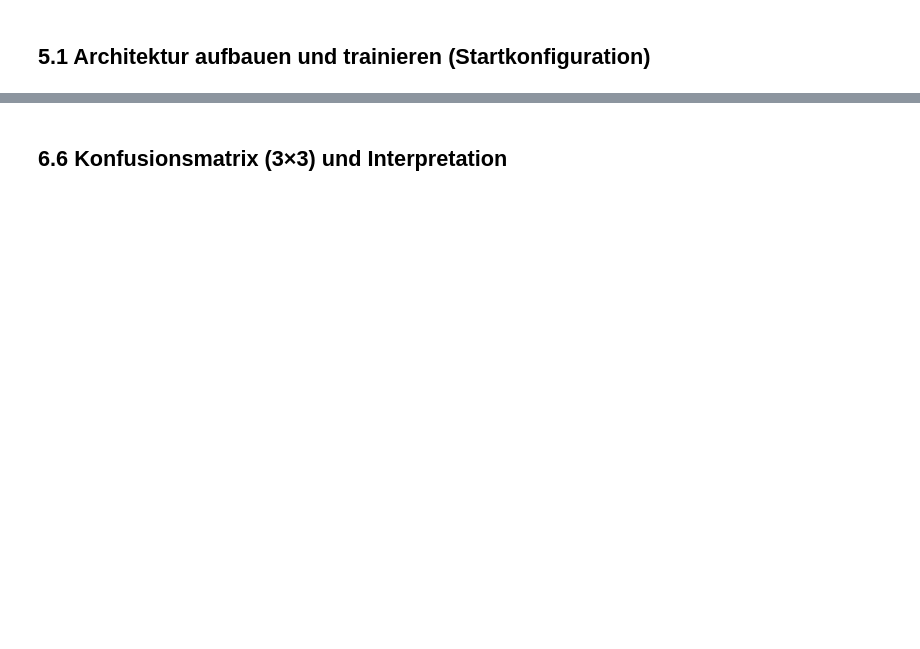
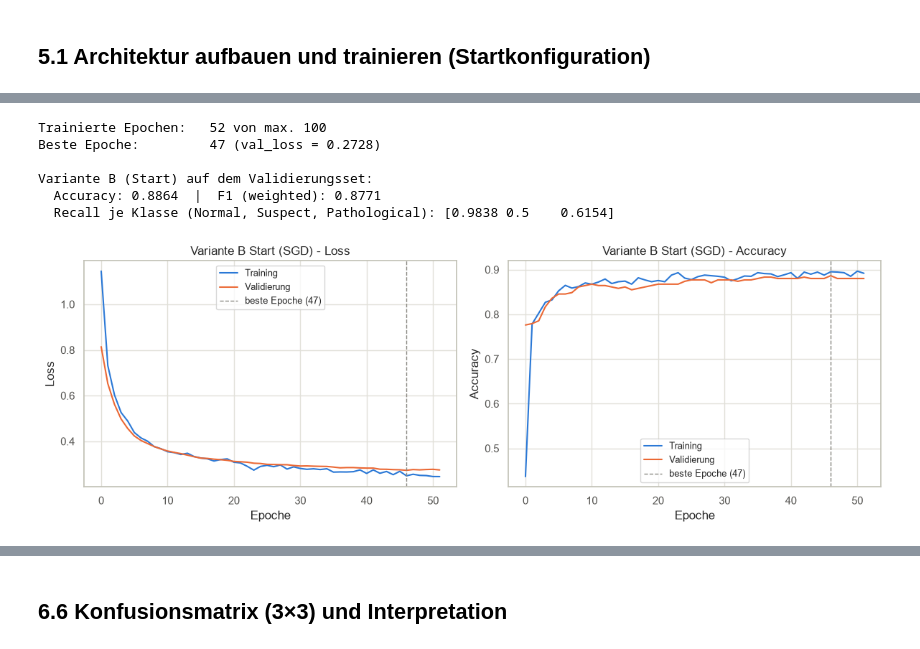
Before and after one commit to spaiK111/DHBW-ML-Assignment, a Jupyter notebook: src/fetal_health_modellvergleich.ipynb, the cells around one changed output, grey strips where cells are left out. Drawn from its saved outputs; the diff is of its cells as text; code cells hidden in the pictures; blank space fills up the shorter version.

Commit message:
revert: zurück auf Stand 'Review der Management Summary vor Abgabe' (2c31fc4)
Co-Authored-By: Claude Fable 5 <noreply@anthropic.com>

```diff
--- a/src/fetal_health_modellvergleich.ipynb
+++ b/src/fetal_health_modellvergleich.ipynb
@@ -1165,0 +763,7 @@ TensorFlow: 2.21.0 | Keras: 3.15.1
+# %%
+print(f"{'Teilmenge':<12} {'X unskaliert':<15} {'X skaliert':<15} {'y':<6} Pathological")
+for name, X_raw, X_scaled_part, y_part in [("Train", X_train, X_train_scaled, y_train),
+                                           ("Validation", X_val, X_val_scaled, y_val),
+                                           ("Test", X_test, X_test_scaled, y_test)]:
+    print(f"{name:<12} {str(X_raw.shape):<15} {str(X_scaled_part.shape):<15} "
+          f"{len(y_part):<6} {(y_part == 2).sum()}")
@@ -1990,0 +1229,18 @@ zum Vergleich – naive Baseline (DummyClassifier) auf denselben Testdaten: 0.77
+# %%
+def build_variant_b():
+    """Architektur der Variante B, auch für die optimierte Fassung wiederverwendet."""
+    return keras.Sequential([
+        keras.Input(shape=(N_FEATURES,)),
+        layers.Dense(64, activation="relu"),
+        layers.Dropout(0.3),
+        layers.Dense(32, activation="relu"),
+        layers.Dense(N_CLASSES, activation="softmax"),
+    ], name="MLP_Variante_B")
+
+
+set_seeds()
+model_b = build_variant_b()
+model_b.compile(optimizer=keras.optimizers.SGD(),   # Default: lr=0.01, momentum=0.0
+                loss="sparse_categorical_crossentropy",
+                metrics=["accuracy"])
+model_b.summary()
@@ -1990,0 +1263,26 @@ zum Vergleich – naive Baseline (DummyClassifier) auf denselben Testdaten: 0.77
+# %%
+history_b = model_b.fit(X_train_scaled, y_train,
+                        validation_data=(X_val_scaled, y_val),
+                        epochs=100, batch_size=32,
+                        callbacks=[make_early_stopping(patience=5)], verbose=0)
+
+best_epoch_b = int(np.argmin(history_b.history["val_loss"])) + 1
+print(f"Trainierte Epochen:   {len(history_b.history['loss'])} von max. 100")
+print(f"Beste Epoche:         {best_epoch_b} (val_loss = {min(history_b.history['val_loss']):.4f})")
+
+result_b_start = evaluate_predictions(y_val, predict_labels(model_b, X_val_scaled), "Neural Net")
+print(f"\nVariante B (Start) auf dem Validierungsset:")
+print(f"  Accuracy: {result_b_start['Accuracy']}  |  "
+      f"F1 (weighted): {result_b_start['F1 (weighted)']}")
+print(f"  Recall je Klasse ({', '.join(TARGET_NAMES)}): "
+      f"{recall_score(y_val, predict_labels(model_b, X_val_scaled), average=None).round(4)}")
+
+plot_learning_curves(history_b, "Variante B Start (SGD)")
+# %% [output]
+Trainierte Epochen:   52 von max. 100
+Beste Epoche:         47 (val_loss = 0.2728)
+
+Variante B (Start) auf dem Validierungsset:
+  Accuracy: 0.8864  |  F1 (weighted): 0.8771
+  Recall je Klasse (Normal, Suspect, Pathological): [0.9838 0.5    0.6154]
+[figure, added]
```
Also changed, not shown: parts of 227 cells of this notebook, 4 other files.
